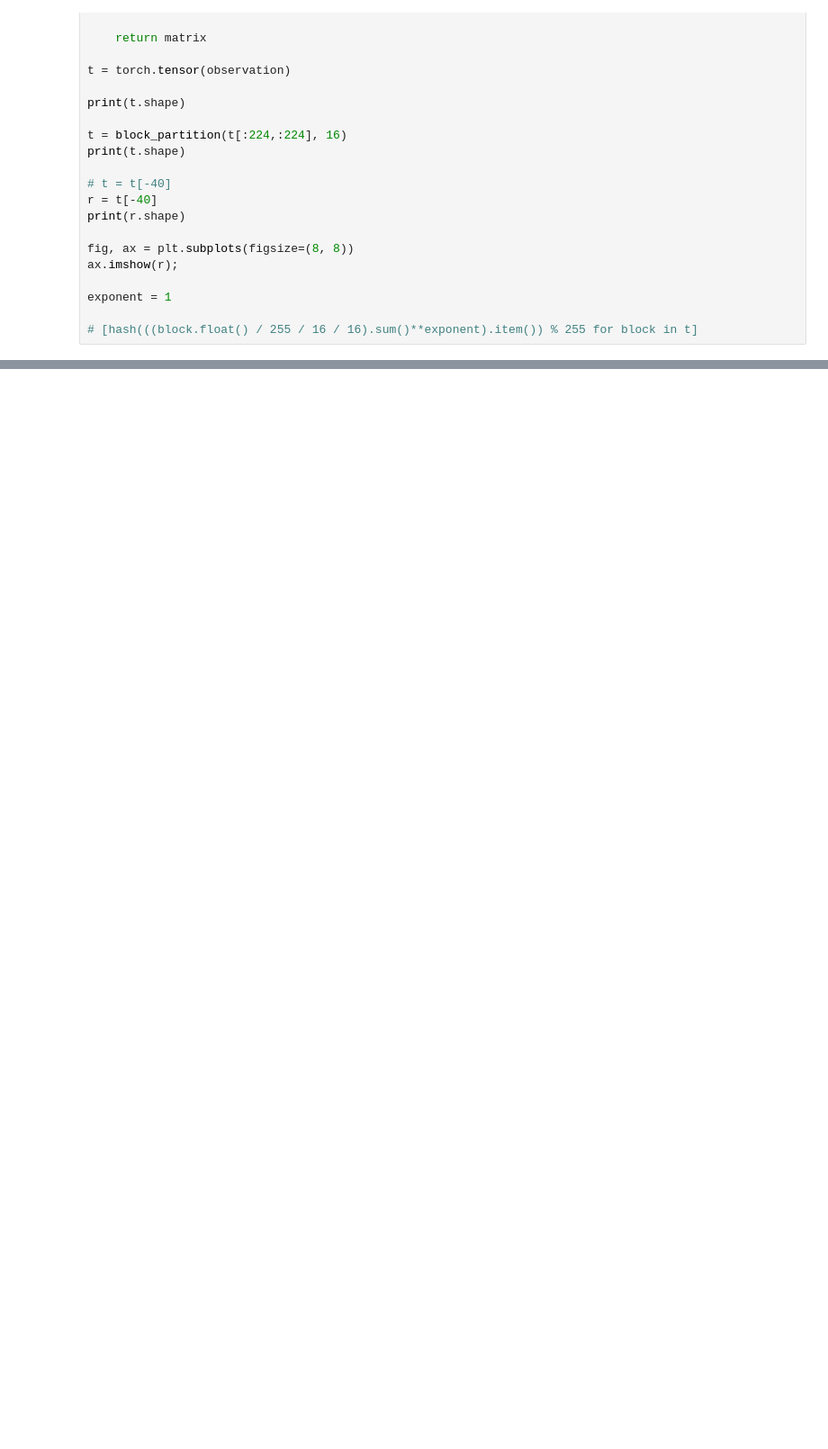
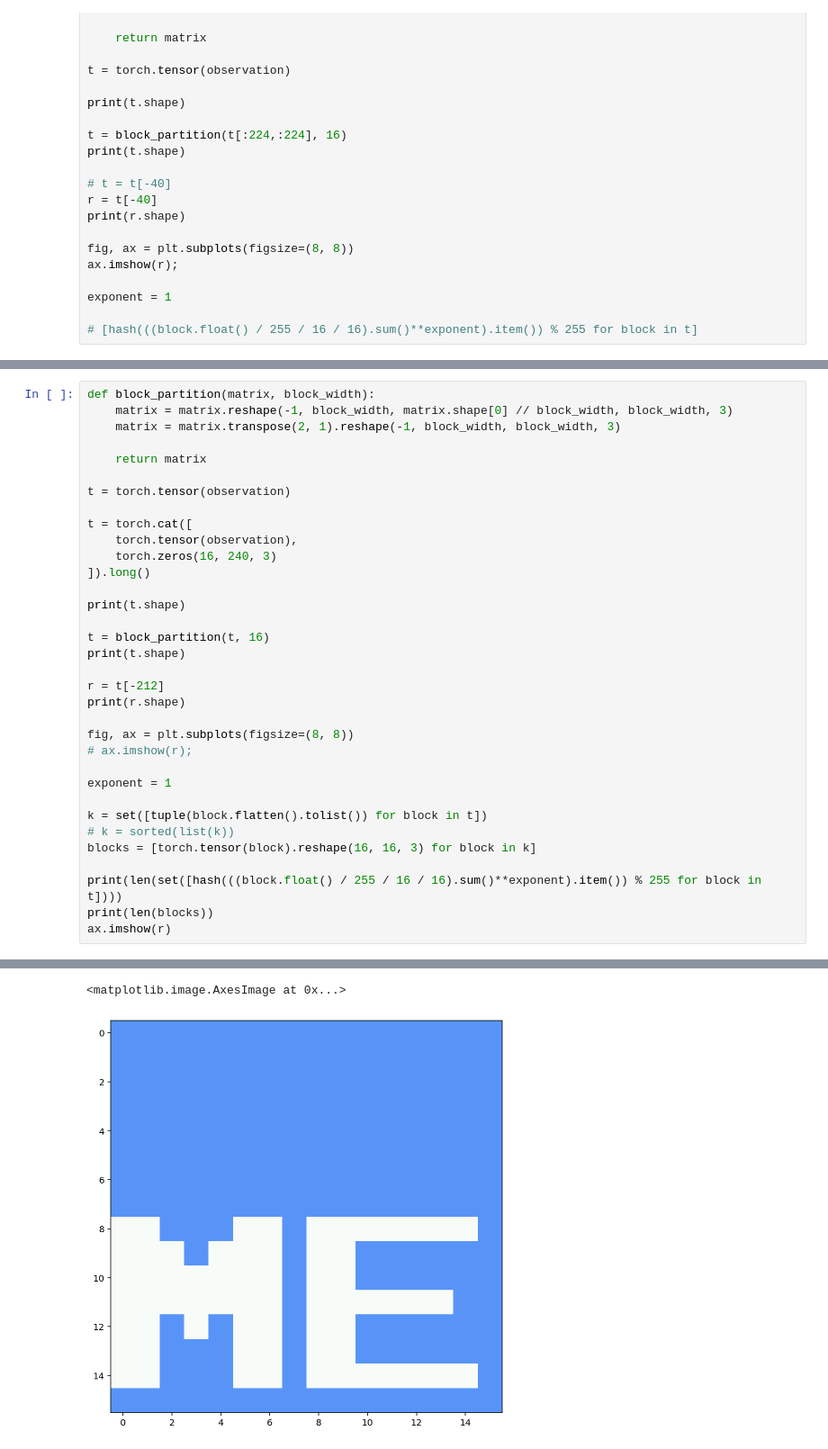
Before and after one commit to freshwater/FORWARD, a Jupyter notebook: working.ipynb, the cells around one changed output, grey strips where cells are left out. Shown at 90% size. Drawn from its saved outputs; the diff is of its cells as text; blank space fills up the shorter version.

```diff
--- a/working.ipynb
+++ b/working.ipynb
@@ -232,0 +350,35 @@ list(k)[0]
+# %%
+def block_partition(matrix, block_width):
+    matrix = matrix.reshape(-1, block_width, matrix.shape[0] // block_width, block_width, 3)
+    matrix = matrix.transpose(2, 1).reshape(-1, block_width, block_width, 3)
+
+    return matrix
+
+t = torch.tensor(observation)
+
+t = torch.cat([
+    torch.tensor(observation),
+    torch.zeros(16, 240, 3)
+]).long()
+
+print(t.shape)
+
+t = block_partition(t, 16)
+print(t.shape)
+
+r = t[-212]
+print(r.shape)
+
+fig, ax = plt.subplots(figsize=(8, 8))
+# ax.imshow(r);
+
+exponent = 1
+
+k = set([tuple(block.flatten().tolist()) for block in t])
+# k = sorted(list(k))
+blocks = [torch.tensor(block).reshape(16, 16, 3) for block in k]
+
+print(len(set([hash(((block.float() / 255 / 16 / 16).sum()**exponent).item()) % 255 for block in t])))
+print(len(blocks))
+ax.imshow(r)
+# %% [output]
@@ -232,0 +390,2 @@ list(k)[0]
+<matplotlib.image.AxesImage at 0x...>
+[figure, added]
```
Also changed, not shown: parts of 12 cells of this notebook, 2 other files.
